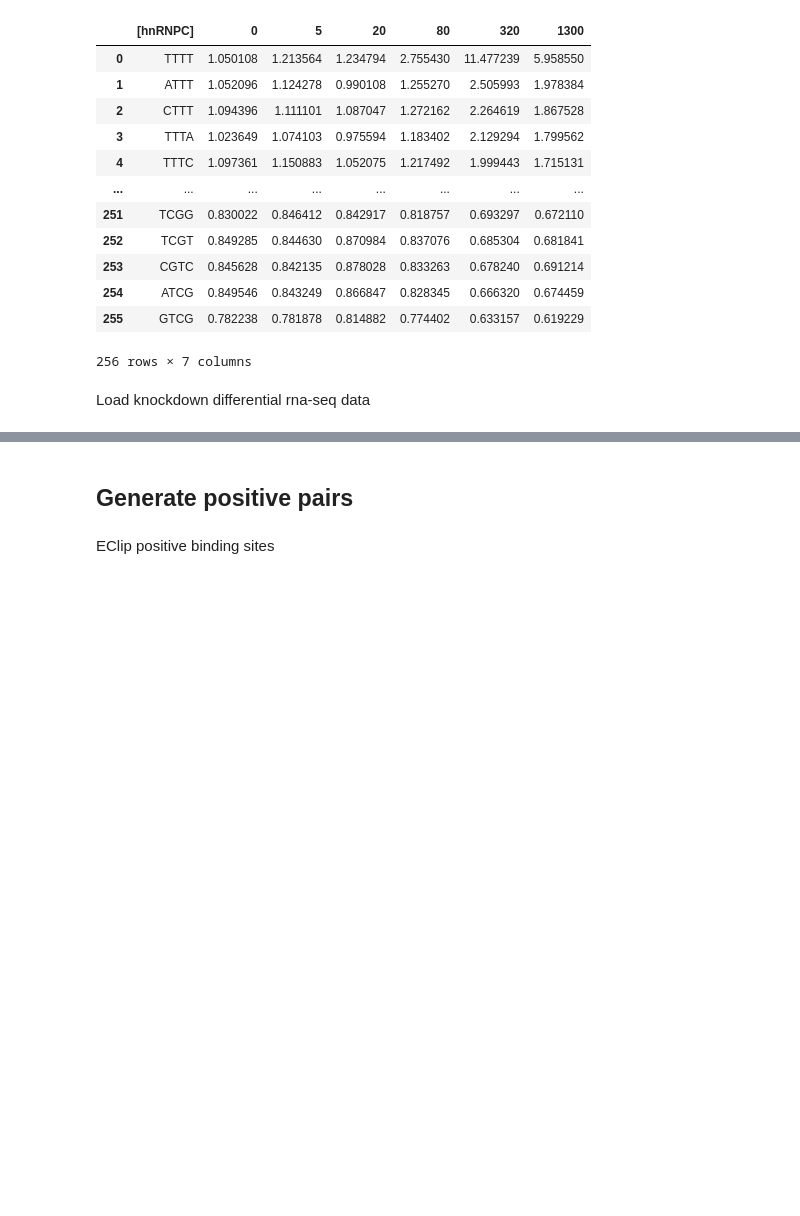
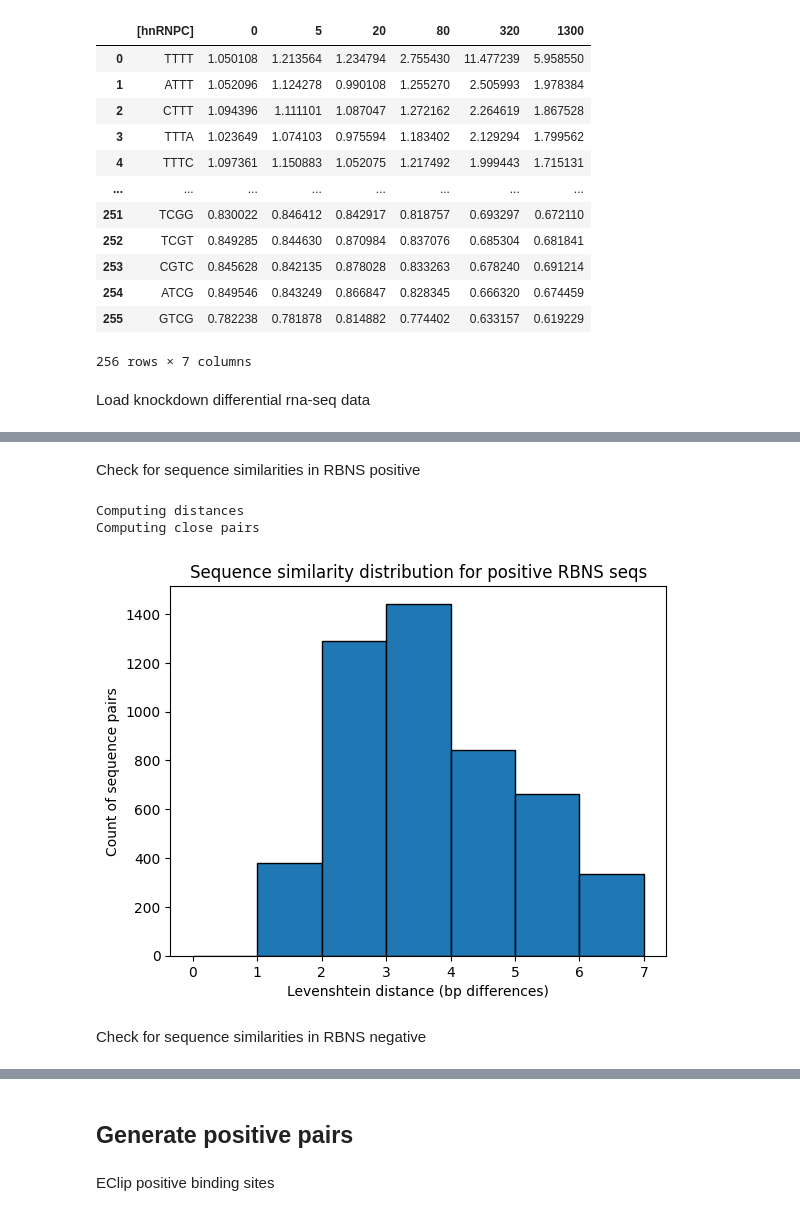
Before and after one commit to igemou/proteus-bind, a Jupyter notebook: data/HNRNPC_dataloading.ipynb, the cells around one changed output, grey strips where cells are left out. Saved outputs shown, nothing was run; the diff lists cells and outputs as text; code cells hidden in the pictures; blank space fills up the shorter version.

```diff
--- a/data/HNRNPC_dataloading.ipynb
+++ b/data/HNRNPC_dataloading.ipynb
@@ -61,0 +165,37 @@ diff_exp_TRA2A = pd.read_csv("TRA2A/TRA2A.tsv", sep='\t',)
+# %% [markdown]
+Check for sequence similarities in RBNS positive
+# %%
+def get_signficant_sequences(df):
+    num_cols = df.columns[1:]
+    filtered = df[df[num_cols].gt(2).any(axis=1)]
+    pairs = [
+        (row[df.columns[0]], tuple(row[num_cols]))
+        for _, row in filtered.iterrows()
+    ]
+    return pairs
+# %%
+pos_four_mers = get_signficant_sequences(four_mers)
+pos_five_mers = get_signficant_sequences(five_mers)
+pos_six_mers = get_signficant_sequences(six_mers)
+in_vitro_pos_seqs = np.concatenate((pos_four_mers,pos_five_mers,pos_six_mers))
+in_vitro_pos_seqs = [x for (x,y) in in_vitro_pos_seqs]
+# %%
+import random
+sample_size = 100
+sample_seqs = random.sample(in_vitro_pos_seqs, sample_size)
+print("Computing distances")
+distances, pairs = compute_pairwise_hamming(sample_seqs)
+print("Computing close pairs")
+close_pairs = [(i, j, d) for (i, j, d) in pairs if d <= 2]
+
+plt.hist(distances, bins=range(0, max(distances)+2), edgecolor='black')
+plt.xlabel("Levenshtein distance (bp differences)")
+plt.ylabel("Count of sequence pairs")
+plt.title("Sequence similarity distribution for positive RBNS seqs")
+plt.show()
+# %% [output]
+Computing distances
+Computing close pairs
+[figure, added]
+# %% [markdown]
+Check for sequence similarities in RBNS negative
```
Also changed, not shown: parts of 24 cells of this notebook, 4 other files.
